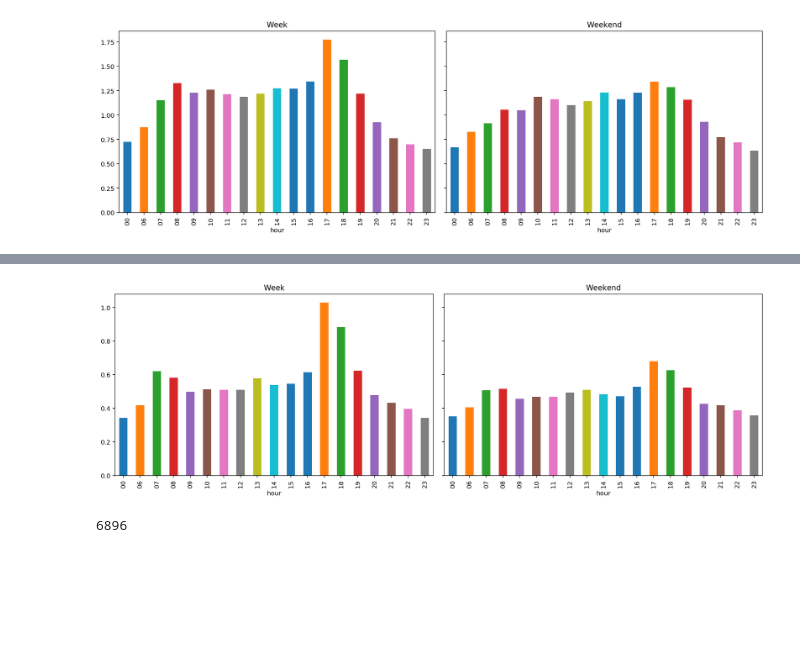
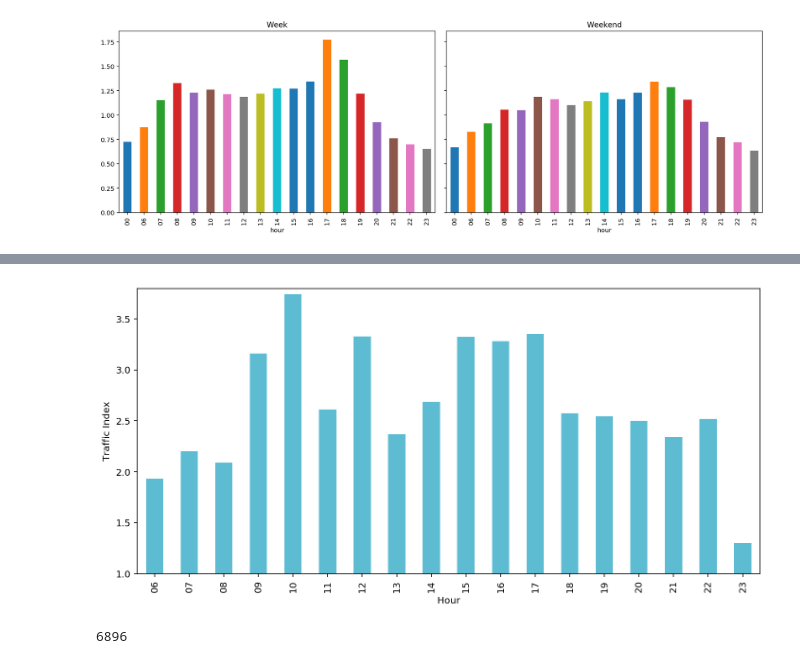
Before and after one commit to AlexandreBellas/USI-Hackathon-2019, a Jupyter notebook: data/analysis/TrafficJam Index.ipynb, the cells around one changed output, grey strips where cells are left out. Drawn from its saved outputs; the diff is of its cells as text; code cells hidden in the pictures; blank space fills up the shorter version.

Commit message:
images

```diff
--- a/data/analysis/TrafficJam Index.ipynb
+++ b/data/analysis/TrafficJam Index.ipynb
@@ -144,24 +165,30 @@ plt.tight_layout();
 # %%
 dz = ds[ds['dur'  ]<20]
 
 dz = dz[dz['indirizzo']=='Paradiso- Debarcadero- Mast 1']
 dz = dz[dz['dur_p']<20]
 dz = dz[dz['dur_p']>0 ]
 dz = dz.groupby(['indirizzo','weekend','hour'])[['dur', 'dur_p']].mean()
 
-fig, (ax1,ax2) = plt.subplots(1,2, figsize=(15,5),sharey=True)
+fig, ax1 = plt.subplots(1,1, figsize=(10,5),sharey=True)
 te = dz.xs(0,level=1)
 
 te = te['dur'].unstack(level=1).mean()
-te.plot(kind='bar',ax=ax1);
+te.plot(kind='bar',ax=ax1, color='#5DBCD2', alpha=1, label='');
 
-te = dz.xs(1,level=1)
-te = te['dur'].unstack(level=1).mean()
+#te = dz.xs(1,level=1)
+#te = te['dur'].unstack(level=1).mean()
 
-te.plot(kind='bar',ax=ax2);
-
-ax1.set_title("Week")
-ax2.set_title("Weekend")
+#te.plot(kind='bar',ax=ax2);
+ax1.set_title("")
+#ax2.set_title("Weekend")
 plt.tight_layout();
+ax1.set_title("")
+ax1.xaxis.set_label_text("Hour");
+ax1.yaxis.set_label_text("Traffic Index");
+#ax1.legend(frameon=True);
+ax1.set_ylim([1,3.8]);
+plt.tight_layout();
+plt.savefig("hours.pdf");
 # %% [output]
-[figure, old version]
+[figure, new version]
```
Also changed, not shown: parts of 2 cells of this notebook, 6 other files.
